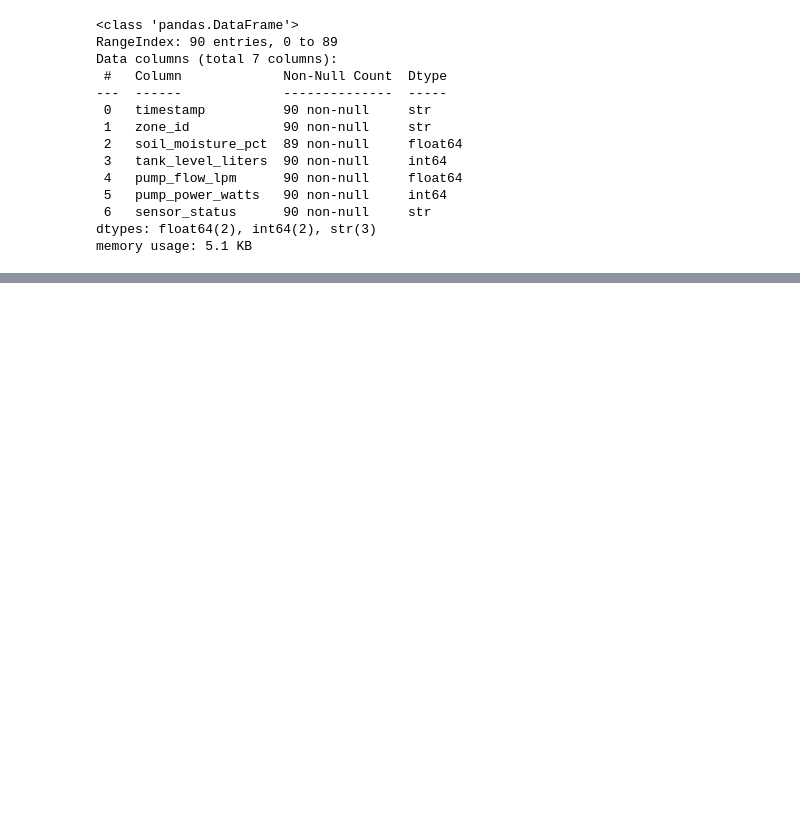
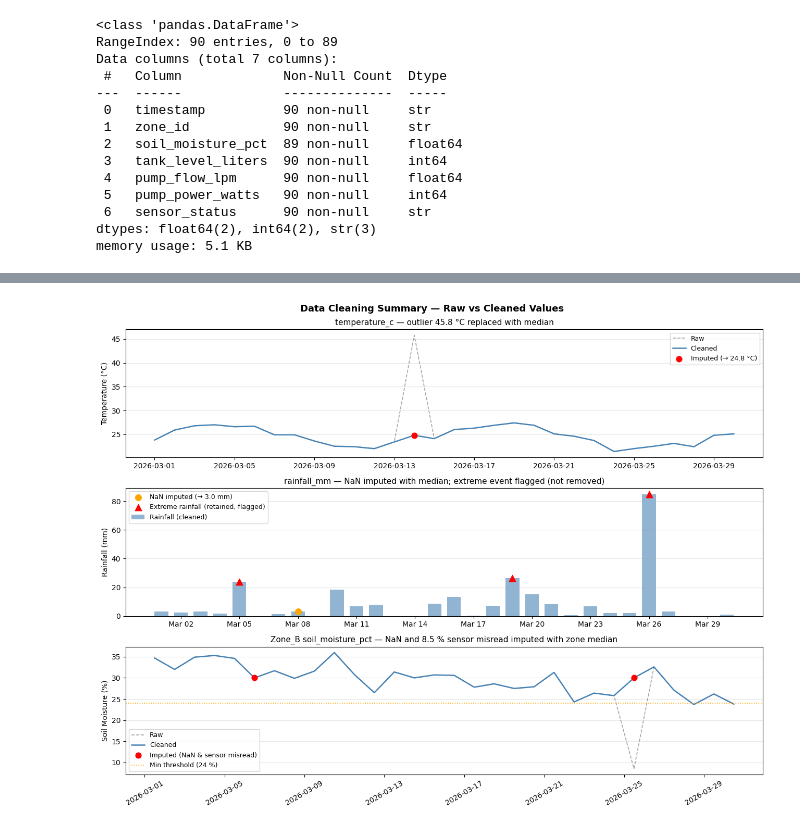
Before and after one commit to perezkinyua/HydroSense-Kenya, a Jupyter notebook: notebooks/Level_4_Data_Analysis_and_Visualization.ipynb, the cells around one changed output, grey strips where cells are left out. Cells and saved outputs as stored; diff of their text form; code cells hidden in the pictures; blank space fills up the shorter version.

Commit message:
finished lvl 4; cleaned data; changed data_cleaning.py

```diff
--- a/notebooks/Level_4_Data_Analysis_and_Visualization.ipynb
+++ b/notebooks/Level_4_Data_Analysis_and_Visualization.ipynb
@@ -12,8 +18,6 @@ We first load the raw data collected from sensors placed strategiclly across the
 # %%
-import pandas as pd
-
-weather_df = pd.read_csv("../data/raw/weather_daily.csv")
-weather_df.head()
+weather_raw = pd.read_csv("../data/raw/weather_daily.csv")
+weather_raw.head()
 # %% [output]
 |  | date | rainfall_mm | temperature_c | humidity_pct | wind_speed_mps | solar_index |
 | 0 | 2026-03-01 | 3.2 | 23.8 | 69.7 | 2.28 | 0.78 |
@@ -89,8 +93,8 @@ memory usage: 300.0 bytes
       - `field_capacity_pct`: soil field capacity percentage
       - `drainage_coefficient`: zone-specific drainage coefficient
 # %%
-ssd_df = pd.read_csv("../data/raw/soil_sensor_data.csv")
-ssd_df.head()
+soil_raw = pd.read_csv("../data/raw/soil_sensor_data.csv")
+soil_raw.head()
 # %% [output]
 |  | timestamp | zone_id | soil_moisture_pct | tank_level_liters | pump_flow_lpm | pump_power_watts | ... |
 | 0 | 2026-03-01 12:00 | Zone_A | 33.2 | 4829 | 18.8 | 437 | ... |
@@ -130,3 +134,9 @@ memory usage: 5.1 KB
 
     -Notes:
     - `soil_moisture_pct` has a null value
+# %%
+# we will work on copies of the data so that raw dfs remain
+
+weather = weather_raw.copy()
+soil = soil_raw.copy()
+crop = crop_raw.copy()
@@ -132,0 +647,64 @@ memory usage: 5.1 KB
+# %%
+fig, axes = plt.subplots(3, 1, figsize=(13, 10), sharex=False)
+
+# ── Panel 1: Temperature ────────────────────────────────────────────────────
+ax = axes[0]
+ax.plot(pd.to_datetime(weather_raw['date']), weather_raw['temperature_c'],
+        color='grey', linewidth=1.2, linestyle='--', alpha=0.7, label='Raw')
+ax.plot(weather['date'], weather['temperature_c'],
+        color='steelblue', linewidth=1.8, label='Cleaned')
+# Mark the imputed point
+imp_date = weather.loc[weather['date'] == '2026-03-14', 'date'].values[0]
+imp_val  = weather.loc[weather['date'] == '2026-03-14', 'temperature_c'].values[0]
+ax.scatter([imp_date], [imp_val], color='red', zorder=5, s=60,
+           label=f'Imputed (→ {imp_val:.1f} °C)')
+ax.set_ylabel('Temperature (°C)', fontsize=10)
+ax.set_title('temperature_c — outlier 45.8 °C replaced with median', fontsize=11)
+ax.legend(fontsize=9); ax.grid(axis='y', alpha=0.3)
+
+# ── Panel 2: Rainfall (with flag marker) ────────────────────────────────────
+ax = axes[1]
+ax.bar(weather['date'], weather['rainfall_mm'],
+       color='steelblue', alpha=0.6, width=0.7, label='Rainfall (cleaned)')
+# Mark the NaN-imputed day
+imp_r_date = pd.Timestamp('2026-03-08')
+imp_r_val  = weather.loc[weather['date'] == imp_r_date, 'rainfall_mm'].values[0]
+ax.scatter([imp_r_date], [imp_r_val], color='orange', zorder=5, s=70,
+           label=f'NaN imputed (→ {imp_r_val:.1f} mm)')
+# Mark the flagged extreme
+flag_dates = weather.loc[weather['rainfall_flag'], 'date']
+flag_vals  = weather.loc[weather['rainfall_flag'], 'rainfall_mm']
+ax.scatter(flag_dates, flag_vals, color='red', marker='^', zorder=5, s=80,
+           label='Extreme rainfall (retained, flagged)')
+ax.xaxis.set_major_locator(mdates.DayLocator(interval=3))
+ax.xaxis.set_major_formatter(mdates.DateFormatter('%b %d'))
+ax.set_ylabel('Rainfall (mm)', fontsize=10)
+ax.set_title('rainfall_mm — NaN imputed with median; extreme event flagged (not removed)', fontsize=11)
+ax.legend(fontsize=9); ax.grid(axis='y', alpha=0.3)
+
+# ── Panel 3: Zone_B soil moisture ───────────────────────────────────────────
+ax = axes[2]
+raw_b  = soil_raw[soil_raw['zone_id'] == 'Zone_B'].copy()
+clean_b = soil[soil['zone_id'] == 'Zone_B'].copy()
+ax.plot(pd.to_datetime(raw_b['timestamp']),  raw_b['soil_moisture_pct'],
+        color='grey', linewidth=1.2, linestyle='--', alpha=0.7, label='Raw')
+ax.plot(clean_b['timestamp'], clean_b['soil_moisture_pct'],
+        color='steelblue', linewidth=1.8, label='Cleaned')
+# Mark imputed points (NaN and 8.5)
+imp_dates = pd.to_datetime(['2026-03-06 12:00', '2026-03-25 12:00'])
+imp_vals  = clean_b.loc[clean_b['timestamp'].isin(imp_dates), 'soil_moisture_pct'].values
+ax.scatter(imp_dates, imp_vals, color='red', zorder=5, s=60,
+           label='Imputed (NaN & sensor misread)')
+ax.axhline(24, color='orange', linestyle=':', linewidth=1.2, label='Min threshold (24 %)')
+ax.set_ylabel('Soil Moisture (%)', fontsize=10)
+ax.set_title('Zone_B soil_moisture_pct — NaN and 8.5 % sensor misread imputed with zone median',
+             fontsize=11)
+ax.legend(fontsize=9); ax.grid(axis='y', alpha=0.3)
+
+plt.xticks(rotation=30)
+plt.suptitle('Data Cleaning Summary — Raw vs Cleaned Values', fontsize=13, fontweight='bold')
+plt.tight_layout()
+#plt.savefig('../outputs/cleaning_summary_level4.png', dpi=150)
+plt.show()
+# %% [output]
+[figure, added]
```
Also changed, not shown: parts of 22 cells of this notebook, 6 other files.
